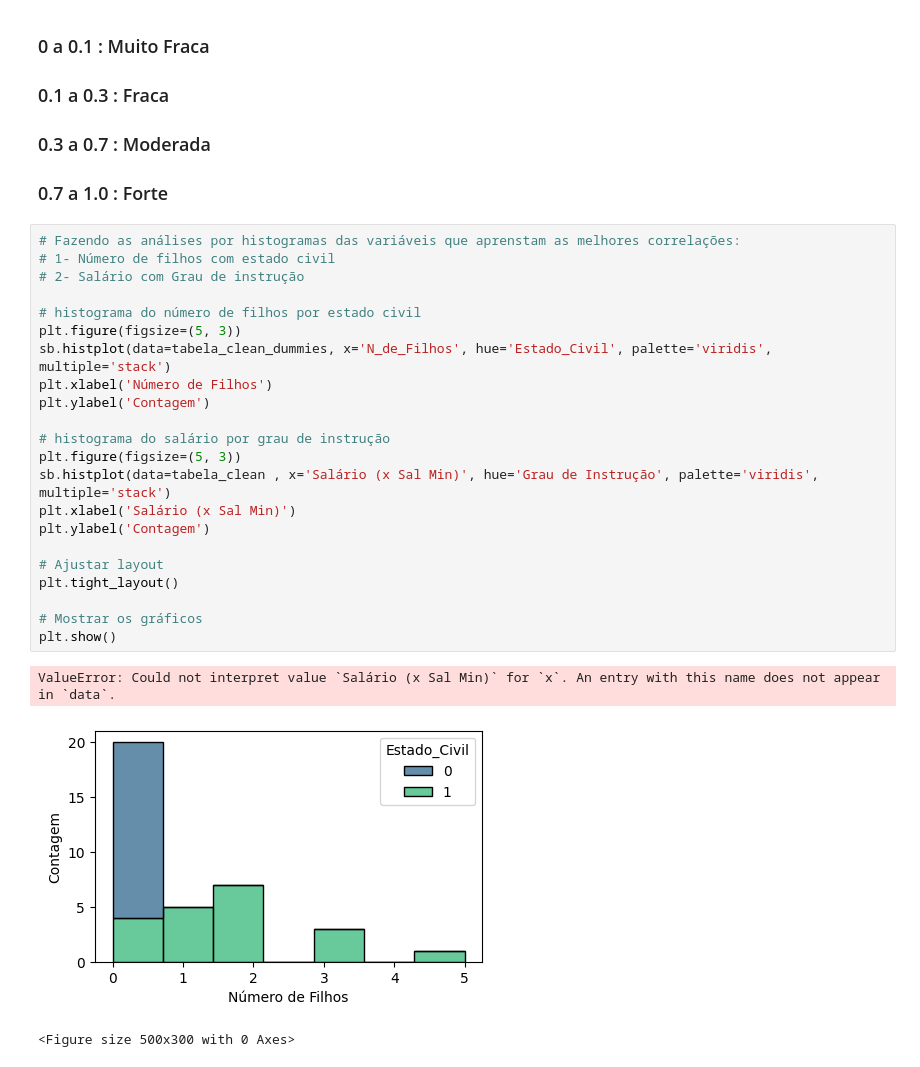
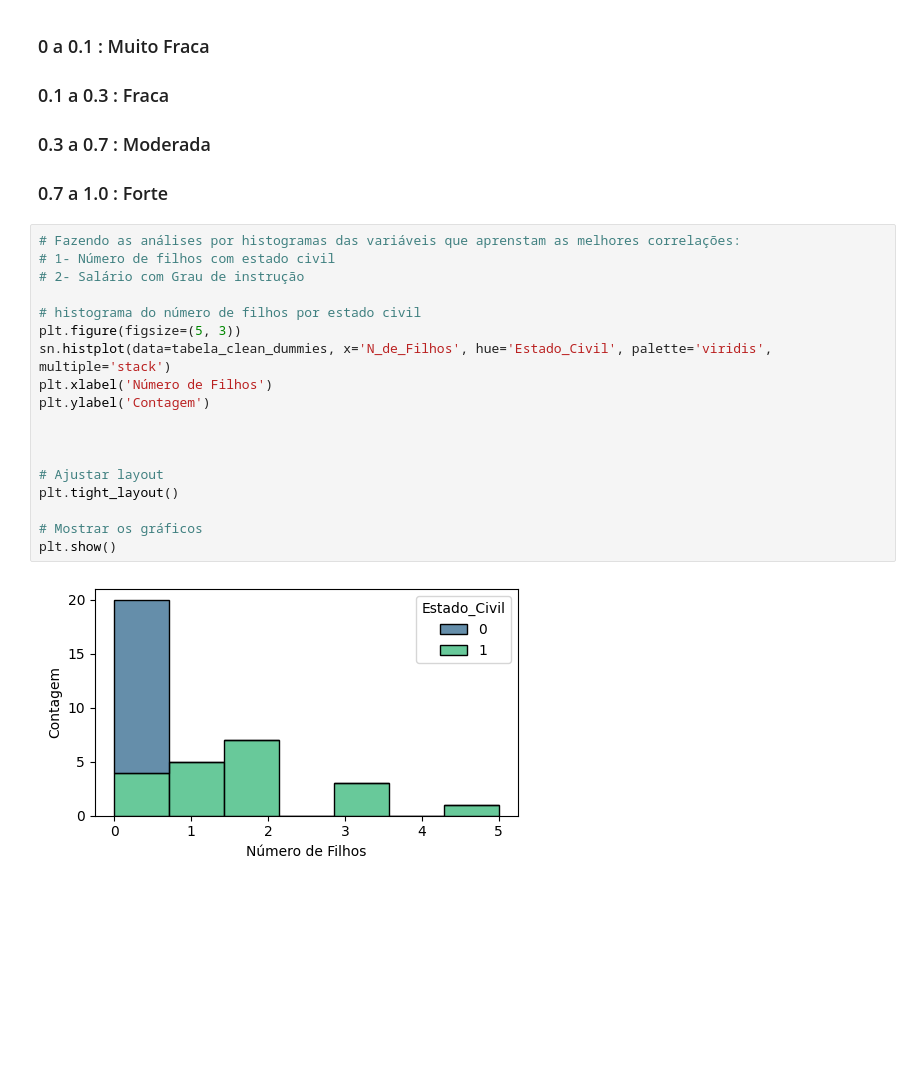
Before and after one commit to gaab-braga/ModelingExercise, a Jupyter notebook: Aula Prática 03 --Gabriel Braga.ipynb, the cells around one changed output. Drawn from its saved outputs; the diff is of its cells as text; blank space fills up the shorter version.

```diff
--- a/Aula Prática 03 --Gabriel Braga.ipynb
+++ b/Aula Prática 03 --Gabriel Braga.ipynb
@@ -220,26 +228,20 @@ display(r_squared_table)
 # %%
 # Fazendo as análises por histogramas das variáveis que aprenstam as melhores correlações:
 # 1- Número de filhos com estado civil
 # 2- Salário com Grau de instrução
 
 # histograma do número de filhos por estado civil
 plt.figure(figsize=(5, 3))
-sb.histplot(data=tabela_clean_dummies, x='N_de_Filhos', hue='Estado_Civil', palette='viridis', multiple='stack')
+sn.histplot(data=tabela_clean_dummies, x='N_de_Filhos', hue='Estado_Civil', palette='viridis', multiple='stack')
 plt.xlabel('Número de Filhos')
 plt.ylabel('Contagem')
 
-# histograma do salário por grau de instrução
-plt.figure(figsize=(5, 3))
-sb.histplot(data=tabela_clean , x='Salário (x Sal Min)', hue='Grau de Instrução', palette='viridis', multiple='stack')
-plt.xlabel('Salário (x Sal Min)')
-plt.ylabel('Contagem')
+
 
 # Ajustar layout
 plt.tight_layout()
 
 # Mostrar os gráficos
 plt.show()
 # %% [output]
-ValueError: Could not interpret value `Salário (x Sal Min)` for `x`. An entry with this name does not appear in `data`.
-[figure, old version]
+[figure, new version]
-<Figure size 500x300 with 0 Axes>
```
Also changed, not shown: parts of 6 cells of this notebook, 1 other file.
